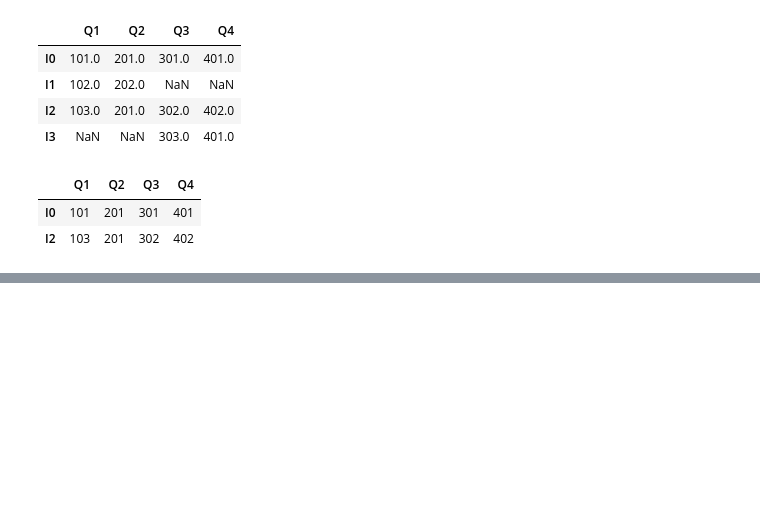
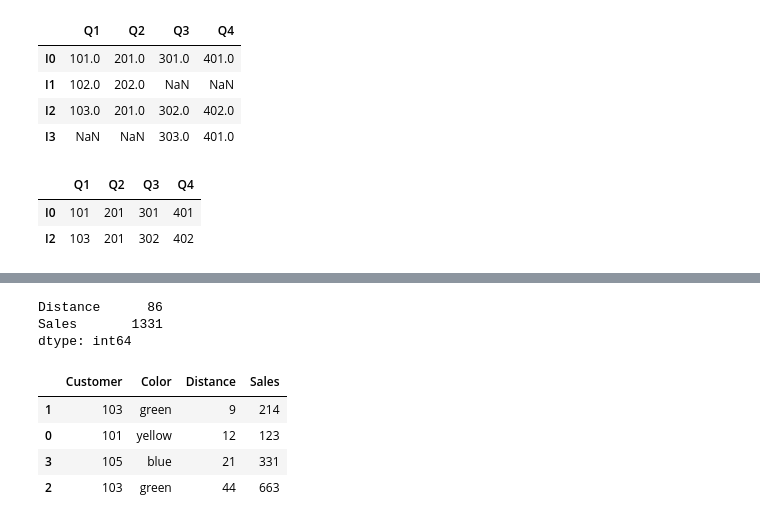
Before and after one commit to imsanthoshr/Python-for-ML, a Jupyter notebook: Pandas-Basics.ipynb, the cells around one changed output, grey strips where cells are left out. Cells and saved outputs as stored; diff of their text form; code cells hidden in the pictures; blank space fills up the shorter version.

```diff
--- a/Pandas-Basics.ipynb
+++ b/Pandas-Basics.ipynb
@@ -302,0 +352,16 @@ df5.join(df6,how='inner')
+# %%
+def col_sum(co):
+    return sum(co)
+df7.apply(col_sum)
+# %% [output]
+Distance      86
+Sales       1331
+dtype: int64
+# %%
+df4.sort_values(by='Distance')
+# %% [output]
+|  | Customer | Color | Distance | Sales |
+| 1 | 103 | green | 9 | 214 |
+| 0 | 101 | yellow | 12 | 123 |
+| 3 | 105 | blue | 21 | 331 |
+| 2 | 103 | green | 44 | 663 |
```
Also changed, not shown: parts of 14 cells of this notebook, 2 other files.
